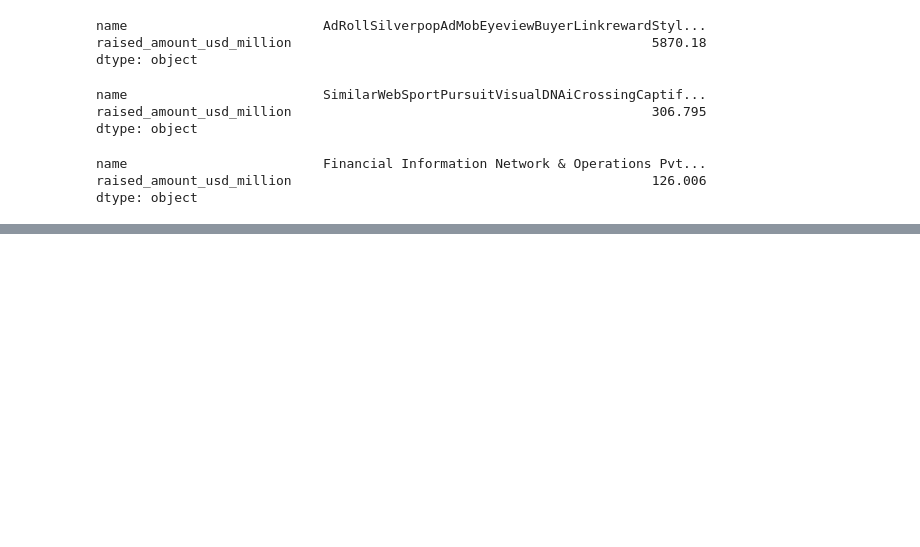
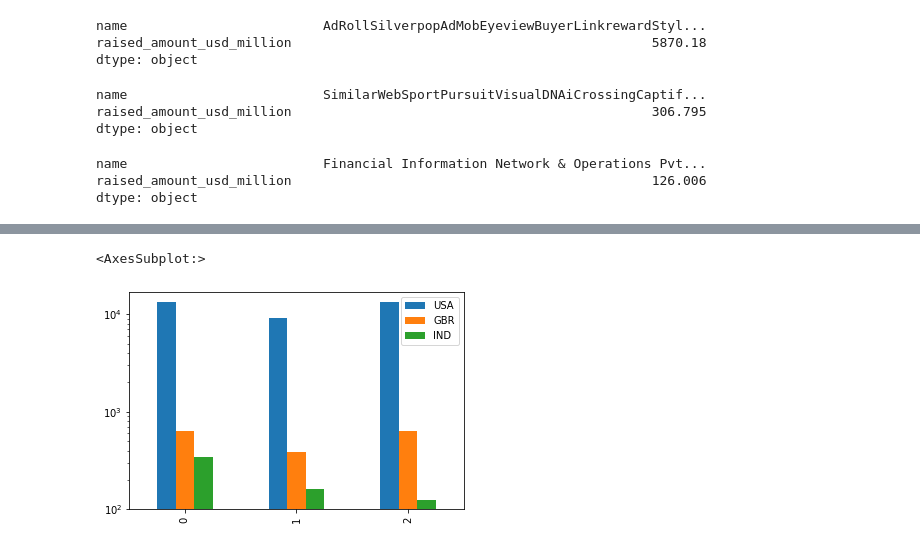
Before and after one commit to teerapat1739/multipurpose-jupyter-notebook, a Jupyter notebook: notebooks/Investment Assignment.ipynb, the cells around one changed output, grey strips where cells are left out. Drawn from its saved outputs; the diff is of its cells as text; code cells hidden in the pictures; blank space fills up the shorter version.

Commit message:
success plot graph

```diff
--- a/notebooks/Investment Assignment.ipynb
+++ b/notebooks/Investment Assignment.ipynb
@@ -1124,0 +1127,5 @@ df_top3
+# %%
+df_top3.plot.bar(logy=True)
+# %% [output]
+<AxesSubplot:>
+[figure, added]
```
Also changed, not shown: parts of 12 cells of this notebook.
